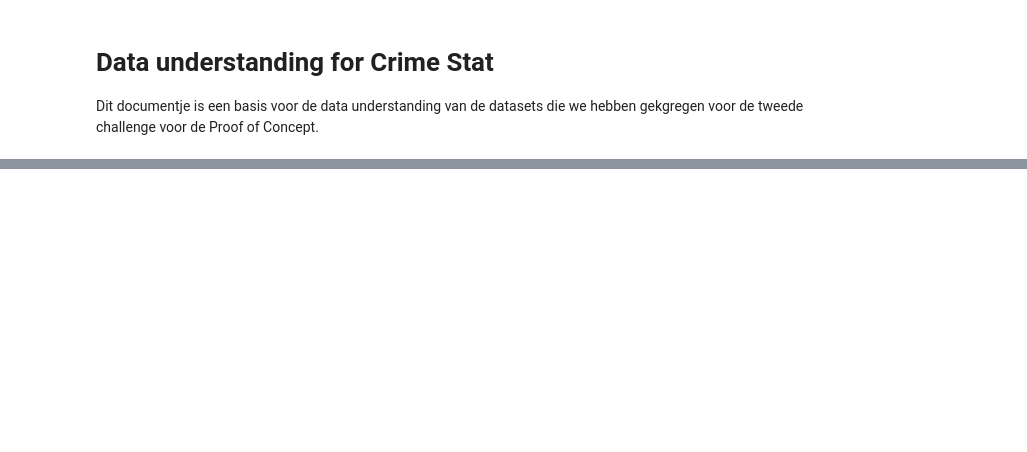
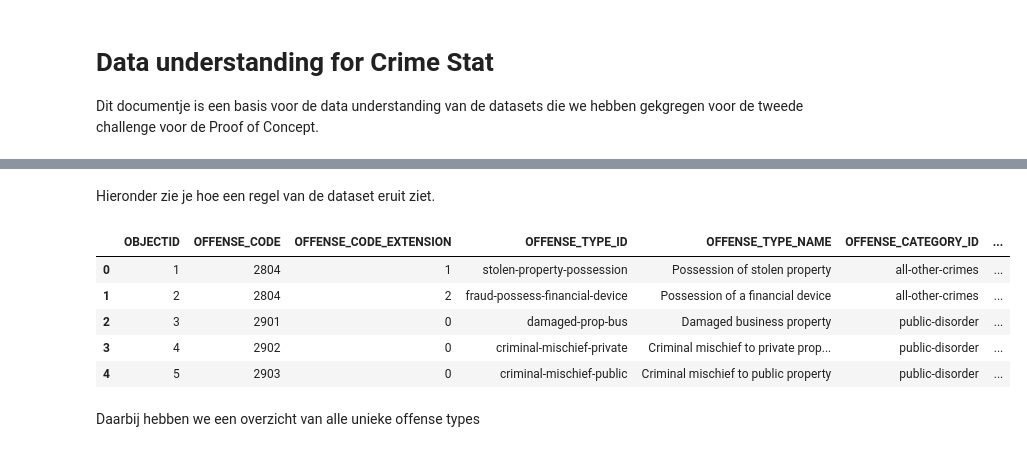
Before and after one commit to KolmschateS/poc-crime, a Jupyter notebook: basic_data_understanding.ipynb, the cells around one changed output, grey strips where cells are left out. Saved outputs shown, nothing was run; the diff lists cells and outputs as text; code cells hidden in the pictures; blank space fills up the shorter version.

```diff
--- a/basic_data_understanding.ipynb
+++ b/basic_data_understanding.ipynb
@@ -41,0 +157,13 @@ None
+# %% [markdown]
+Hieronder zie je hoe een regel van de dataset eruit ziet.
+# %%
+offense_df.head()
+# %% [output]
+|  | OBJECTID | OFFENSE_CODE | OFFENSE_CODE_EXTENSION | OFFENSE_TYPE_ID | OFFENSE_TYPE_NAME | OFFENSE_CATEGORY_ID | ... |
+| 0 | 1 | 2804 | 1 | stolen-property-possession | Possession of stolen property | all-other-crimes | ... |
+| 1 | 2 | 2804 | 2 | fraud-possess-financial-device | Possession of a financial device | all-other-crimes | ... |
+| 2 | 3 | 2901 | 0 | damaged-prop-bus | Damaged business property | public-disorder | ... |
+| 3 | 4 | 2902 | 0 | criminal-mischief-private | Criminal mischief to private prop... | public-disorder | ... |
+| 4 | 5 | 2903 | 0 | criminal-mischief-public | Criminal mischief to public property | public-disorder | ... |
+# %% [markdown]
+Daarbij hebben we een overzicht van alle unieke offense types
```
Also changed, not shown: parts of 20 cells of this notebook.
